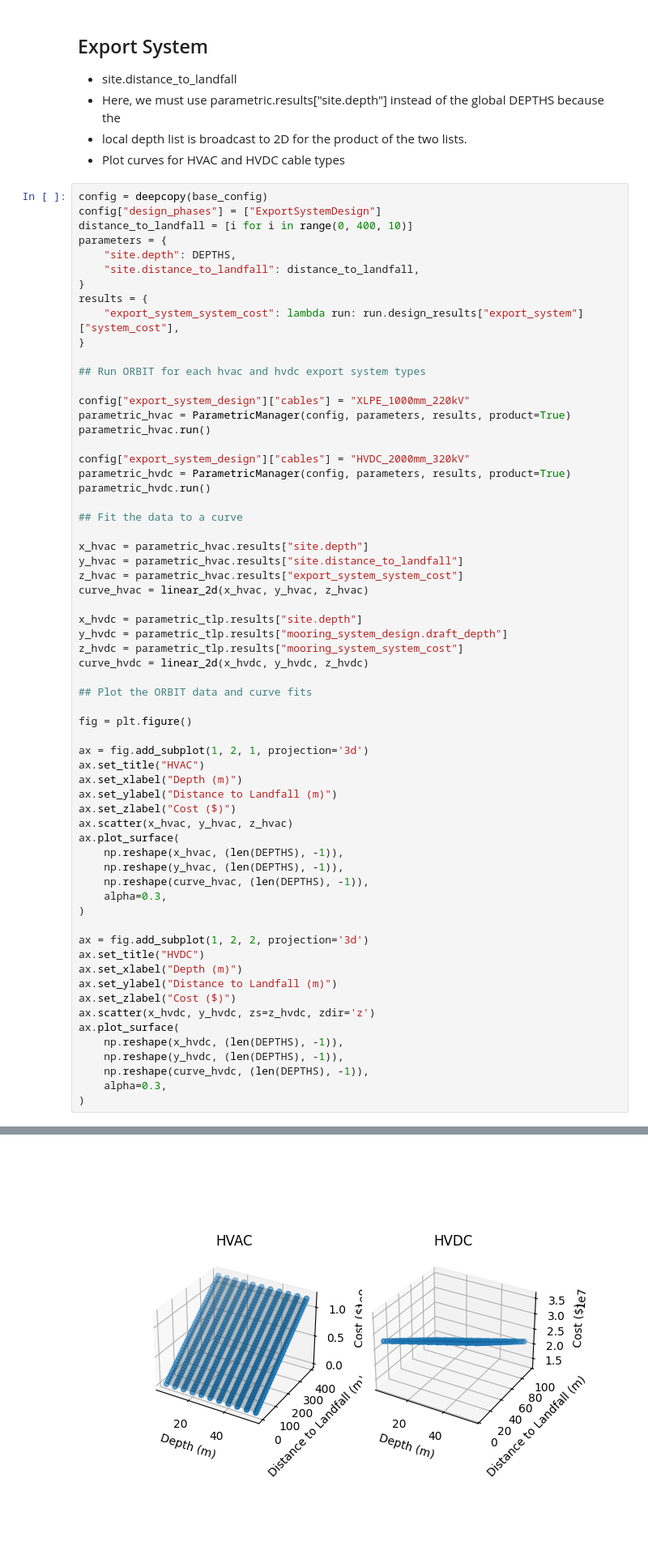
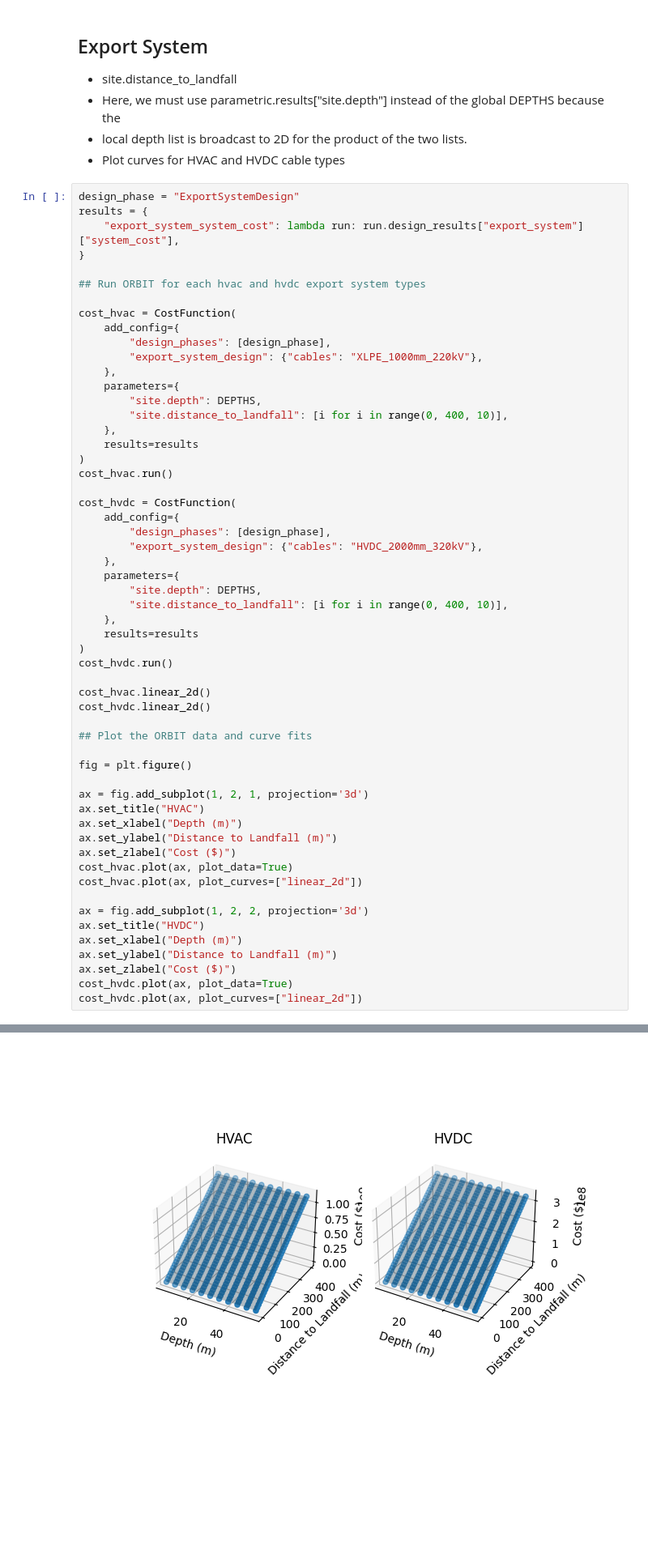
Before and after one commit to WISDEM/ORBIT, a Jupyter notebook: examples/cost_curves.ipynb, the cells around one changed output, grey strips where cells are left out. Shown at 81% size. Drawn from its saved outputs; the diff is of its cells as text; blank space fills up the shorter version.

Commit message:
Add curve types and update all curves

```diff
--- a/examples/cost_curves.ipynb
+++ b/examples/cost_curves.ipynb
@@ -541,38 +669,41 @@ Text(0.5, 0, 'Cost ($)')
 - local depth list is broadcast to 2D for the product of the two lists.
 - Plot curves for HVAC and HVDC cable types
 # %%
-config = deepcopy(base_config)
-config["design_phases"] = ["ExportSystemDesign"]
-distance_to_landfall = [i for i in range(0, 400, 10)]
-parameters = {
-    "site.depth": DEPTHS,
-    "site.distance_to_landfall": distance_to_landfall,
-}
+design_phase = "ExportSystemDesign"
 results = {
     "export_system_system_cost": lambda run: run.design_results["export_system"]["system_cost"],
 }
 
 ## Run ORBIT for each hvac and hvdc export system types
 
-config["export_system_design"]["cables"] = "XLPE_1000mm_220kV"
-parametric_hvac = ParametricManager(config, parameters, results, product=True)
-parametric_hvac.run()
+cost_hvac = CostFunction(
+    add_config={
+        "design_phases": [design_phase],
+        "export_system_design": {"cables": "XLPE_1000mm_220kV"},
+    },
+    parameters={
+        "site.depth": DEPTHS,
+        "site.distance_to_landfall": [i for i in range(0, 400, 10)],
+    },
+    results=results
+)
+cost_hvac.run()
 
-config["export_system_design"]["cables"] = "HVDC_2000mm_320kV"
-parametric_hvdc = ParametricManager(config, parameters, results, product=True)
-parametric_hvdc.run()
+cost_hvdc = CostFunction(
+    add_config={
+        "design_phases": [design_phase],
+        "export_system_design": {"cables": "HVDC_2000mm_320kV"},
+    },
+    parameters={
+        "site.depth": DEPTHS,
+        "site.distance_to_landfall": [i for i in range(0, 400, 10)],
+    },
+    results=results
+)
+cost_hvdc.run()
 
-## Fit the data to a curve
-
-x_hvac = parametric_hvac.results["site.depth"]
-y_hvac = parametric_hvac.results["site.distance_to_landfall"]
-z_hvac = parametric_hvac.results["export_system_system_cost"]
-curve_hvac = linear_2d(x_hvac, y_hvac, z_hvac)
-
-x_hvdc = parametric_tlp.results["site.depth"]
-y_hvdc = parametric_tlp.results["mooring_system_design.draft_depth"]
-z_hvdc = parametric_tlp.results["mooring_system_system_cost"]
-curve_hvdc = linear_2d(x_hvdc, y_hvdc, z_hvdc)
+cost_hvac.linear_2d()
+cost_hvdc.linear_2d()
 
 ## Plot the ORBIT data and curve fits
 
@@ -583,24 +714,14 @@ ax.set_title("HVAC")
 ax.set_xlabel("Depth (m)")
 ax.set_ylabel("Distance to Landfall (m)")
 ax.set_zlabel("Cost ($)")
-ax.scatter(x_hvac, y_hvac, z_hvac)
-ax.plot_surface(
-    np.reshape(x_hvac, (len(DEPTHS), -1)),
-    np.reshape(y_hvac, (len(DEPTHS), -1)),
-    np.reshape(curve_hvac, (len(DEPTHS), -1)),
-    alpha=0.3,
-)
+cost_hvac.plot(ax, plot_data=True)
+cost_hvac.plot(ax, plot_curves=["linear_2d"])
 
 ax = fig.add_subplot(1, 2, 2, projection='3d')
 ax.set_title("HVDC")
 ax.set_xlabel("Depth (m)")
 ax.set_ylabel("Distance to Landfall (m)")
 ax.set_zlabel("Cost ($)")
-ax.scatter(x_hvdc, y_hvdc, zs=z_hvdc, zdir='z')
-ax.plot_surface(
-    np.reshape(x_hvdc, (len(DEPTHS), -1)),
-    np.reshape(y_hvdc, (len(DEPTHS), -1)),
-    np.reshape(curve_hvdc, (len(DEPTHS), -1)),
-    alpha=0.3,
-)
+cost_hvdc.plot(ax, plot_data=True)
+cost_hvdc.plot(ax, plot_curves=["linear_2d"])
 # %% [output]
@@ -608 +728 @@ ax.plot_surface(
-[figure, old version]
+[figure, new version]
```
Also changed, not shown: parts of 15 cells of this notebook.
